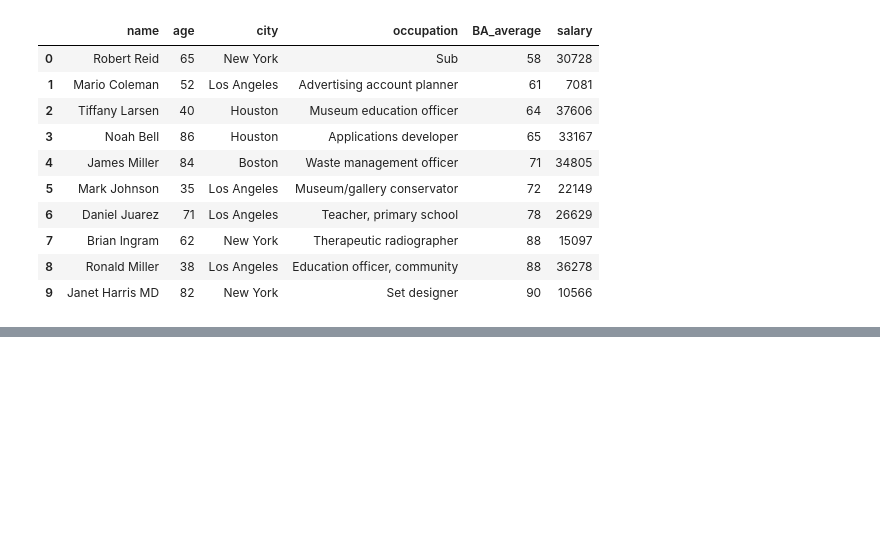
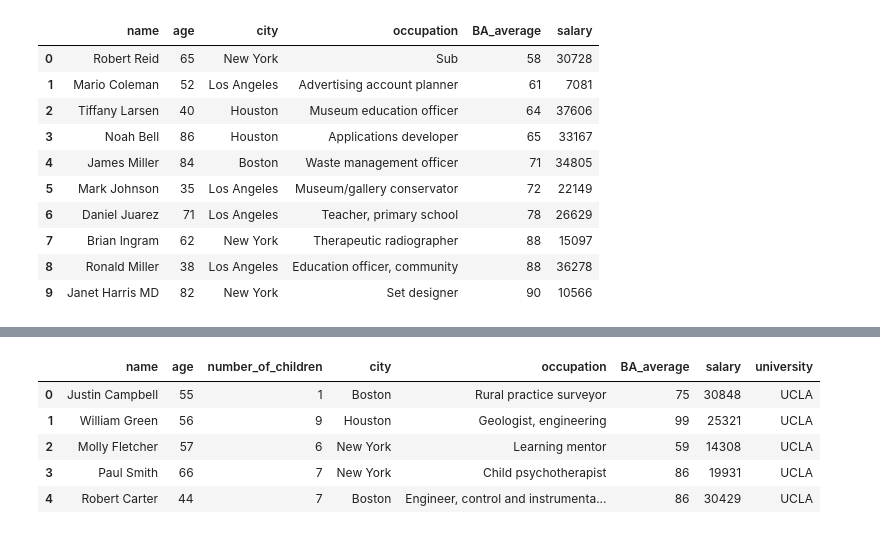
Before and after one commit to jordanriver/DScourse, a Jupyter notebook: Homework/week4_ex_jordan.ipynb, the cells around one changed output, grey strips where cells are left out. Saved outputs shown, nothing was run; the diff lists cells and outputs as text; code cells hidden in the pictures; blank space fills up the shorter version.

```diff
--- a/Homework/week4_ex_jordan.ipynb
+++ b/Homework/week4_ex_jordan.ipynb
@@ -578,0 +622,50 @@ students.sort_values(by=['BA_average', 'salary']).reset_index(drop=True)
+# %%
+names_ucla = [fake.name() for _ in range(10)]
+names_mit = [fake.name() for _ in range(10)]
+ages_ucla = [fake.random.randint(18, 90) for _ in range(10)]
+ages_mit = [fake.random.randint(18, 90) for _ in range(10)]
+occupations_ucla = [fake.job() for _ in range(10)]
+occupations_mit = [fake.job() for _ in range(10)]
+salaries_ucla = [fake.random.randint(6000.0, 40000.0) for _ in range(10)]
+salaries_mit = [fake.random.randint(6000.0, 40000.0) for _ in range(10)]
+num_of_children_ucla = [fake.random.randint(0, 10) for _ in range(10)]
+num_of_children_mit = [fake.random.randint(0, 10) for _ in range(10)]
+city_index = ["Boston", "New York", "Los Angeles", "Houston"]
+cities_ucla = fake.random.choices(city_index, k=10)
+cities_mit = fake.random.choices(city_index, k=10)
+BA_averages_ucla = [fake.random.randint(55.0, 100.0) for _ in range(10)]
+BA_averages_mit = [fake.random.randint(55.0, 100.0) for _ in range(10)]
+
+students_ucla = pd.DataFrame(
+    {
+        "name": names_ucla,
+        "age": ages_ucla,
+        "number_of_children": num_of_children_ucla,
+        "city": cities_ucla,
+        "occupation": occupations_ucla,
+        "BA_average": BA_averages_ucla,
+        "salary": salaries_ucla,
+    }
+)
+
+students_mit = pd.DataFrame(
+    {
+        "name": names_mit,
+        "age": ages_mit,
+        "number_of_children": num_of_children_mit,
+        "city": cities_mit,
+        "occupation": occupations_mit,
+        "BA_average": BA_averages_mit,
+        "salary": salaries_mit,
+    }
+)
+# %%
+students_ucla['university'] = 'UCLA'
+students_ucla.head()
+# %% [output]
+|  | name | age | number_of_children | city | occupation | BA_average | salary | university |
+| 0 | Justin Campbell | 55 | 1 | Boston | Rural practice surveyor | 75 | 30848 | UCLA |
+| 1 | William Green | 56 | 9 | Houston | Geologist, engineering | 99 | 25321 | UCLA |
+| 2 | Molly Fletcher | 57 | 6 | New York | Learning mentor | 59 | 14308 | UCLA |
+| 3 | Paul Smith | 66 | 7 | New York | Child psychotherapist | 86 | 19931 | UCLA |
+| 4 | Robert Carter | 44 | 7 | Boston | Engineer, control and instrumenta... | 86 | 30429 | UCLA |
```
Also changed, not shown: parts of 15 cells of this notebook.
